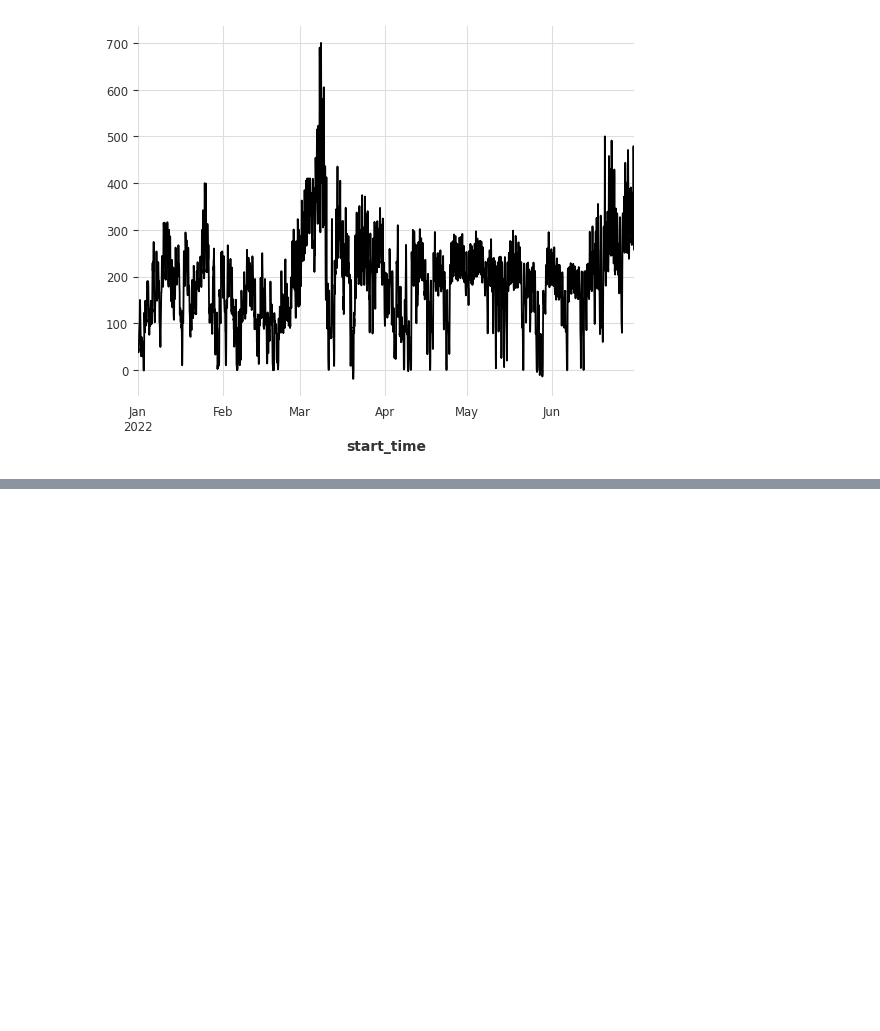
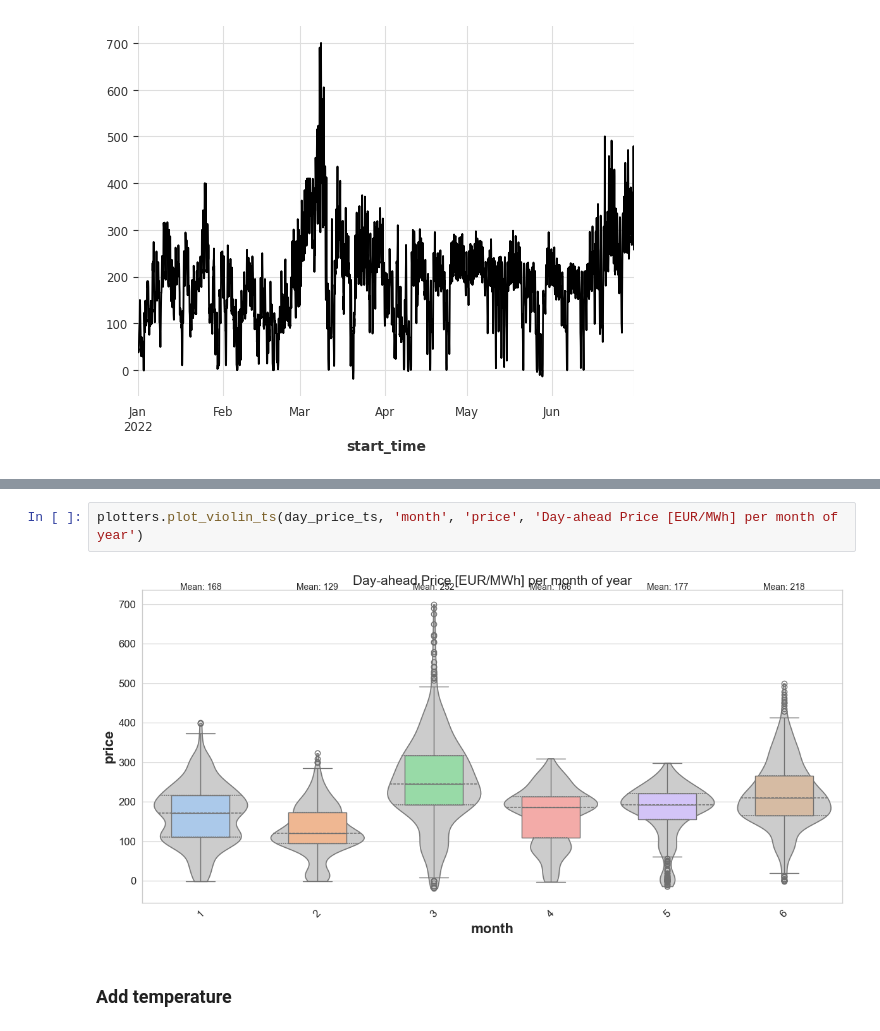
Before and after one commit to matt-lvk/energy_market_toymodel, a Jupyter notebook: forecasting.ipynb, the cells around one changed output, grey strips where cells are left out. Cells and saved outputs as stored; diff of their text form; blank space fills up the shorter version.

```diff
--- a/forecasting.ipynb
+++ b/forecasting.ipynb
@@ -97,0 +105,6 @@ day_price_ts.head()
+# %%
+plotters.plot_violin_ts(day_price_ts, 'month', 'price', 'Day-ahead Price [EUR/MWh] per month of year')
+# %% [output]
+[figure, added]
+# %% [markdown]
+### Add temperature
```
Also changed, not shown: parts of 9 cells of this notebook, 3 other files.
